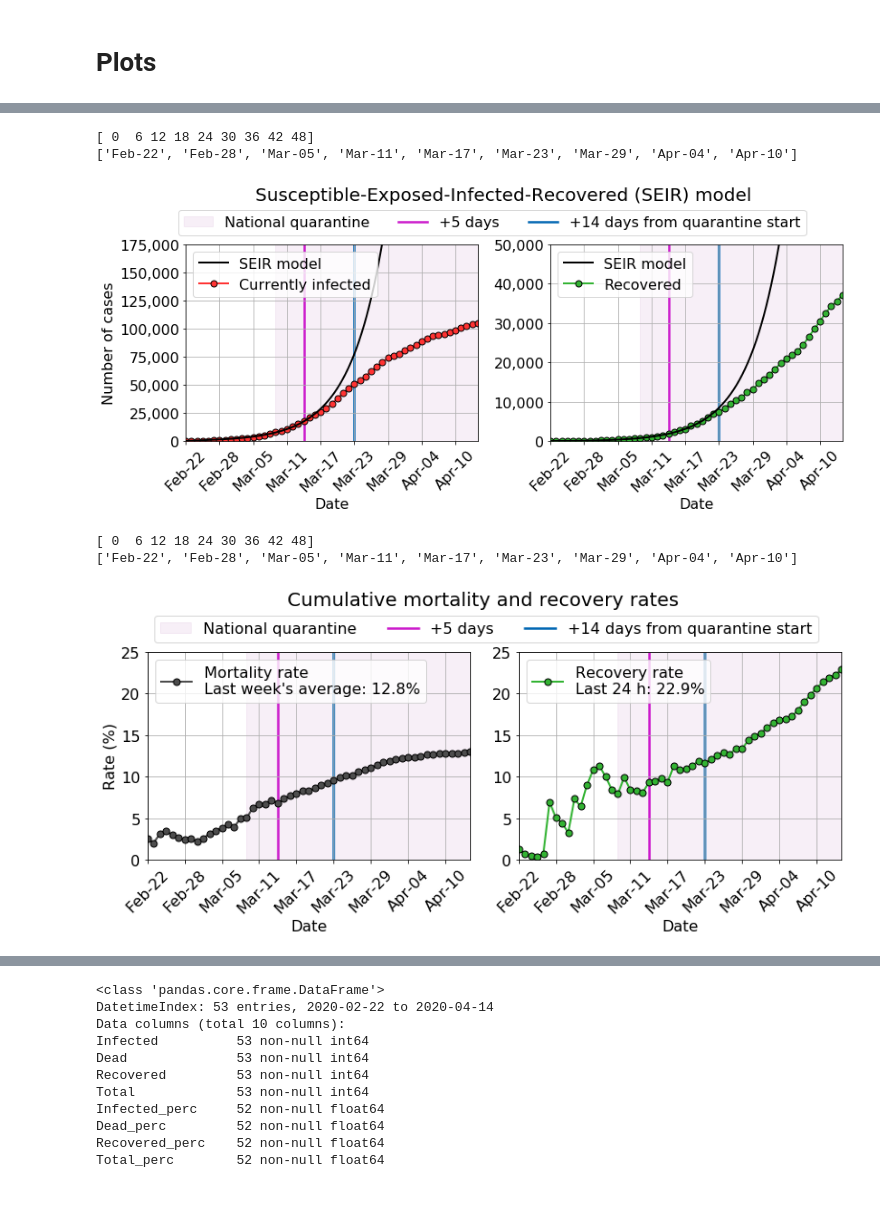
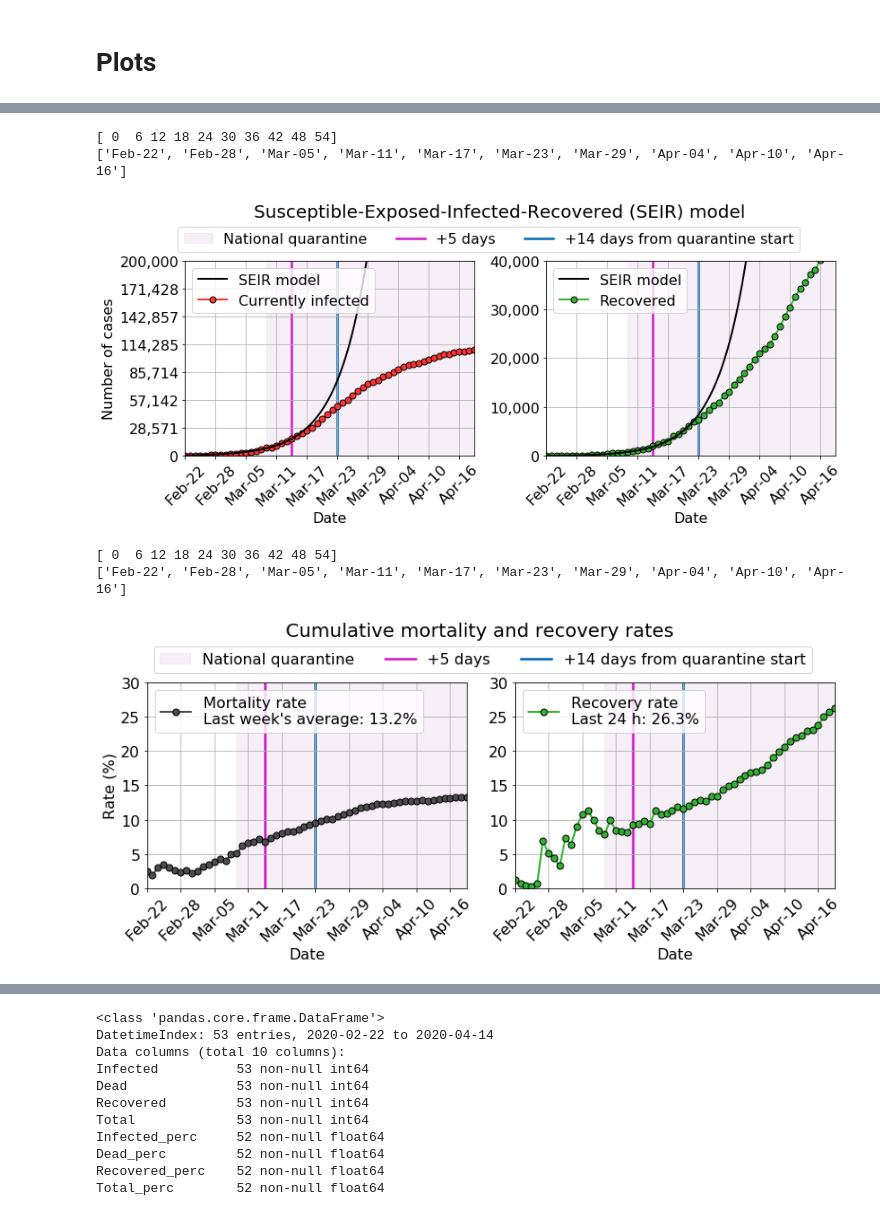
Before and after one commit to cebasfu93/Coronavirus, a Jupyter notebook: SEIR.ipynb, the cells around one changed output, grey strips where cells are left out. Saved outputs shown, nothing was run; the diff lists cells and outputs as text; code cells hidden in the pictures.

```diff
--- a/SEIR.ipynb
+++ b/SEIR.ipynb
@@ -208,6 +208,6 @@ c_5 = (0.8, 0.1, 0.8)
 c_14 = (0, 0.4, 0.7)
 xticks = [t for t in covid.index if ((t.day-29)%5 == 0 and t.month == 2) or ((t.day)%5 == 0 and t.month != 2)]
 xticklabels = [t.strftime('%b-%d') for t in xticks]
-top_cases = 175000
+top_cases = 200000
 print(xticklabels)
 # %% [output]
@@ -229,11 +229,11 @@ covid.plot(y=['Total'], ax=axs[1,1], grid=True, color=colors[3], marker='o', mar
 fig.suptitle('Number of cases since February 22', fontsize=Z+4)
 for ax in axs[:,0]:
     ax.set_ylabel("Number of cases", fontsize=Z)
-    ax.set_ylim(-0.5, top_cases//3.5)
-    ax.set_yticks(np.linspace(0, top_cases//3.5, 6))
+    ax.set_ylim(-0.5, top_cases//5)
+    ax.set_yticks(np.linspace(0, top_cases//5, 5))
 for ax in axs[:,1]:
     ax.set_ylim(-0.5, top_cases)
-    ax.set_yticks(np.linspace(0, top_cases, 8))
+    ax.set_yticks(np.linspace(0, top_cases, 5))
 
 for ax, lab in zip(axs.flatten(), labels):
     ax.get_yaxis().set_major_formatter(mpl.ticker.FuncFormatter(lambda x, p: format(int(x), ',')))
@@ -309,8 +309,8 @@ axs[1].errorbar(range(len(covid.index)), covid['Recovered'], label="Recovered",
 
 axs[0].set_ylim(0, top_cases)
 axs[0].set_yticks(np.linspace(0, top_cases, 8))
-axs[1].set_ylim(0, top_cases//3.5)
-axs[1].set_yticks(np.linspace(0, top_cases//3.5, 6))
+axs[1].set_ylim(0, top_cases//5)
+axs[1].set_yticks(np.linspace(0, top_cases//5, 5))
 for ax in axs.flatten():
     quarspan = ax.axvspan(xmin=int(np.where(covid.index==xquarini)[0]), xmax=len(covid)-1, color=c_span, alpha=0.1, zorder=0)
     quar = ax.axvline(int(np.where(covid.index==xplus5)[0]), c=c_5, lw=2.5, zorder=1)
@@ -329,9 +329,9 @@ plt.savefig("SEIR.png", dpi=300, format='png', bbox_inches='tight')
 plt.show()
 plt.close()
 # %% [output]
-[ 0  6 12 18 24 30 36 42 48]
-['Feb-22', 'Feb-28', 'Mar-05', 'Mar-11', 'Mar-17', 'Mar-23', 'Mar-29', 'Apr-04', 'Apr-10']
+[ 0  6 12 18 24 30 36 42 48 54]
+['Feb-22', 'Feb-28', 'Mar-05', 'Mar-11', 'Mar-17', 'Mar-23', 'Mar-29', 'Apr-04', 'Apr-10', 'Apr-16']
-[figure, old version]
+[figure, new version]
 # %%
 smooth_times = np.arange(0, len(covid)-1, dh)
 infected = pred_infected(smooth_times, *popt)
@@ -339,38 +339,38 @@ recovered = pred_recovered(smooth_times, *popt)
 xini = '2020-02-22'
 dates = pd.date_range(xini, xfin, freq='6D')
 days = np.arange(0, len(covid), 6)
 print(days)
 dateticks = [t.strftime('%b-%d') for t in dates]
 print(dateticks)
 fig, axs = plt.subplots(figsize=(13,4), ncols=2, nrows=1, gridspec_kw={'wspace': 0.15})
 fig.suptitle('Cumulative mortality and recovery rates\n', fontsize=Z+4, y=1.1)
 axs[0].set_ylabel("Rate (%)", fontsize=Z)
 axs[0].errorbar(range(len(covid.index)), covid['Dead_rate'], label="Mortality rate\nLast week's average: {:.1f}%".format(covid.Dead_rate[-5:].mean()), color=colors[1], fmt='o-', markersize=7, linewidth=2, markeredgecolor='k', markeredgewidth=1, zorder=2)
 axs[1].errorbar(range(len(covid.index)), covid['Recovered_rate'], label="Recovery rate\nLast 24 h: {:.1f}%".format(covid.Recovered_rate[-1]), color=colors[2], fmt='o-', markersize=7, linewidth=2, markeredgecolor='k', markeredgewidth=1, zorder=2)
 
 for ax in axs.flatten():
-    ax.set_ylim(0,25)
-    ax.set_yticks(np.arange(0,26,5))
+    ax.set_ylim(0,30)
+    ax.set_yticks(np.arange(0,31,5))
     quarspan = ax.axvspan(xmin=int(np.where(covid.index==xquarini)[0]), xmax=len(covid)-1, color=c_span, alpha=0.1, zorder=0)
     quar = ax.axvline(int(np.where(covid.index==xplus5)[0]), c=c_5, lw=2.5, zorder=1)
     quar2 = ax.axvline(int(np.where(covid.index==xplus14)[0]), c=c_14, lw=2.5, zorder=1)
     ax.set_xticks(days)
     ax.set_xticklabels(dateticks, rotation=45)
     ax.get_yaxis().set_major_formatter(mpl.ticker.FuncFormatter(lambda x, p: format(int(x), ',')))
     ax.set_xlim(0,max(smooth_times))
     ax.grid()
     ax.tick_params(labelsize=Z)
     ax.set_xlabel("Date", fontsize=Z)
     legend1 = plt.legend([quarspan, quar, quar2], ['National quarantine', '+5 days', '+14 days from quarantine start'], loc='upper center', bbox_to_anchor=(-0.1,1.21), fontsize=Z, ncol=3)
     ax.legend(fontsize=Z, loc='upper left')
 plt.gca().add_artist(legend1)
 plt.savefig("Mortality.png", dpi=300, format='png', bbox_inches='tight')
 plt.show()
 plt.close()
 # %% [output]
-[ 0  6 12 18 24 30 36 42 48]
-['Feb-22', 'Feb-28', 'Mar-05', 'Mar-11', 'Mar-17', 'Mar-23', 'Mar-29', 'Apr-04', 'Apr-10']
+[ 0  6 12 18 24 30 36 42 48 54]
+['Feb-22', 'Feb-28', 'Mar-05', 'Mar-11', 'Mar-17', 'Mar-23', 'Mar-29', 'Apr-04', 'Apr-10', 'Apr-16']
-[figure, old version]
+[figure, new version]
 # %%
 covid.Dead[-1]
 # %% [output]
```
Also changed, not shown: parts of 11 cells of this notebook, 5 other files.
